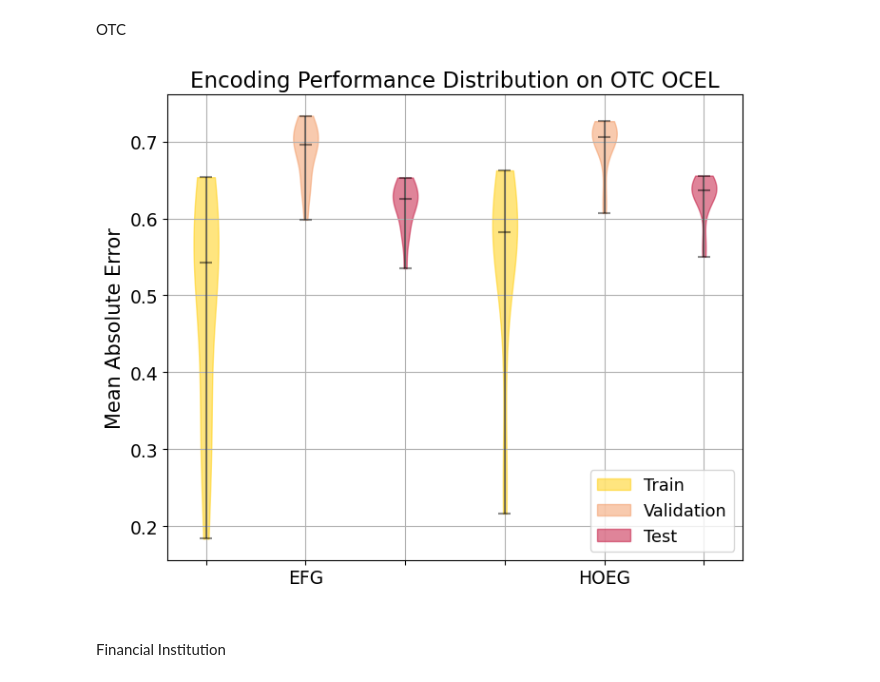
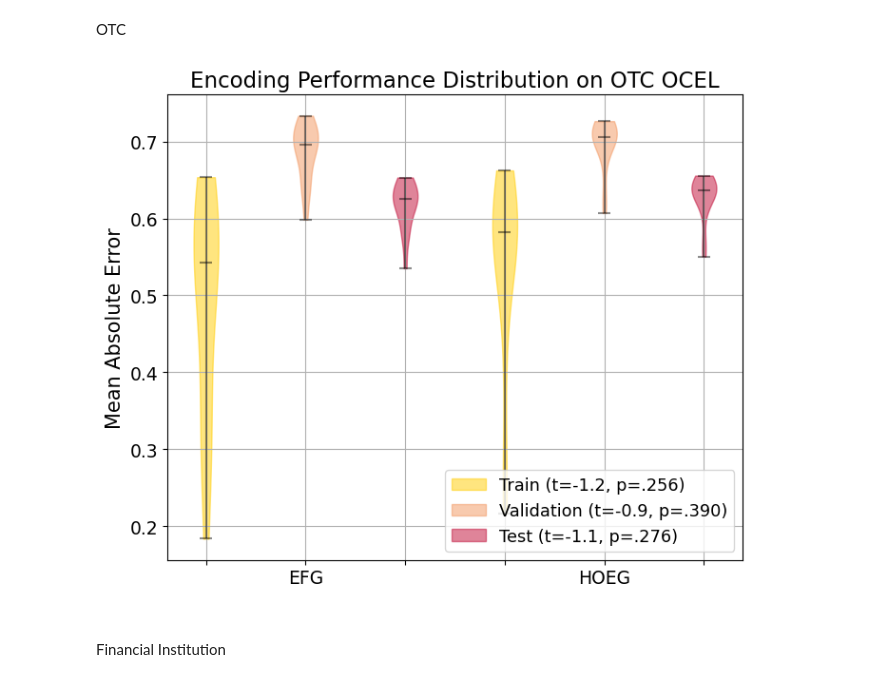
Before and after one commit to TKForgeron/OCPPM, a Jupyter notebook: visualizations/create_results_visualizations.ipynb, the cells around one changed output. Drawn from its saved outputs; the diff is of its cells as text; code cells hidden in the pictures.

```diff
--- a/visualizations/create_results_visualizations.ipynb
+++ b/visualizations/create_results_visualizations.ipynb
@@ -62,15 +63,16 @@ OTC
 # %%
 visualization_utils.create_exp2a_plot(
     encoding_performances=exp2_results["Encoding Performance"],
     dataset="OTC",
     encoding_types=["efg", "hoeg"],
     fontsize=15,
     figsize=(7,6),
     legend_location="lower right",
+    legend_labels=["Train (t=-1.2, p=.256)", "Validation (t=-0.9, p=.390)", "Test (t=-1.1, p=.276)"],
     save=True,
 )
 # %% [output]
-[figure, old version]
+[figure, new version]
 # %% [markdown]
 Financial Institution
 # %%
```
Also changed, not shown: parts of 3 cells of this notebook, 7 other files.
